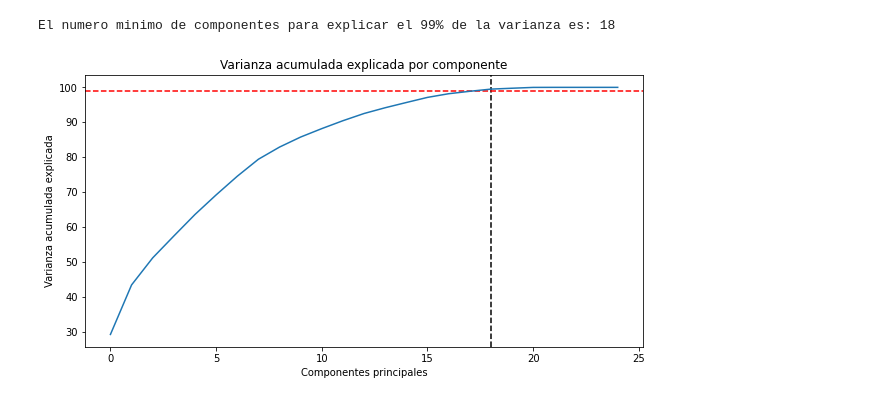
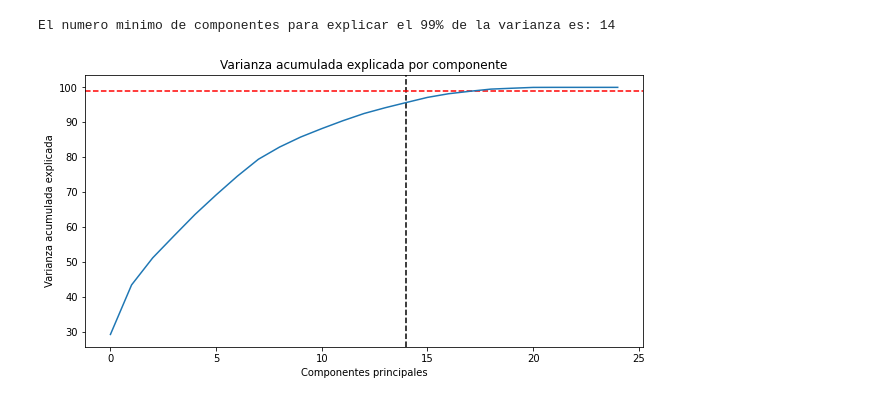
Before and after one commit to SantiValdezUlzurrun/TP-2021-1C-Organizacion-de-datos, a Jupyter notebook: parte_2/0 - ObsGenerales.ipynb, the cells around one changed output. Drawn from its saved outputs; the diff is of its cells as text; code cells hidden in the pictures.

```diff
--- a/parte_2/0 - ObsGenerales.ipynb
+++ b/parte_2/0 - ObsGenerales.ipynb
@@ -20,33 +20,33 @@ feature_engineering(df)
 # %%
 X = pd.get_dummies(X[['ganancia_perdida_declarada_bolsa_argentina','trabajo',
                                       'estado_marital','genero',"anios_estudiados"]])
 scaler = MinMaxScaler()
 scaler.fit(X)
 X = scaler.transform(X)
 
 x_train, x_test, y_train, y_test = train_test_split(X, Y, test_size=0.25, random_state=RANDOM_STATE)
 
 pca = PCA()
 pca.fit(x_train)
 
 # Getting the cumulative variance
 
 var_cumu = np.cumsum(pca.explained_variance_ratio_) * 100
 
 # How many PCs explain 99% of the variance?
-k = np.argmax(var_cumu > 99)
+k = np.argmax(var_cumu > 95)
 print(
     "El numero minimo de componentes para explicar el 99% de la varianza es: " + str(k)
 )
 # print("\n")
 
 plt.figure(figsize=[10, 5])
 plt.title('Varianza acumulada explicada por componente')
 plt.ylabel('Varianza acumulada explicada')
 plt.xlabel('Componentes principales')
 plt.axvline(x=k, color="k", linestyle="--")
 plt.axhline(y=99, color="r", linestyle="--")
 ax = plt.plot(var_cumu)
 # %% [output]
-El numero minimo de componentes para explicar el 99% de la varianza es: 18
+El numero minimo de componentes para explicar el 99% de la varianza es: 14
-[figure, old version]
+[figure, new version]
```
Also changed, not shown: 5 other files.
